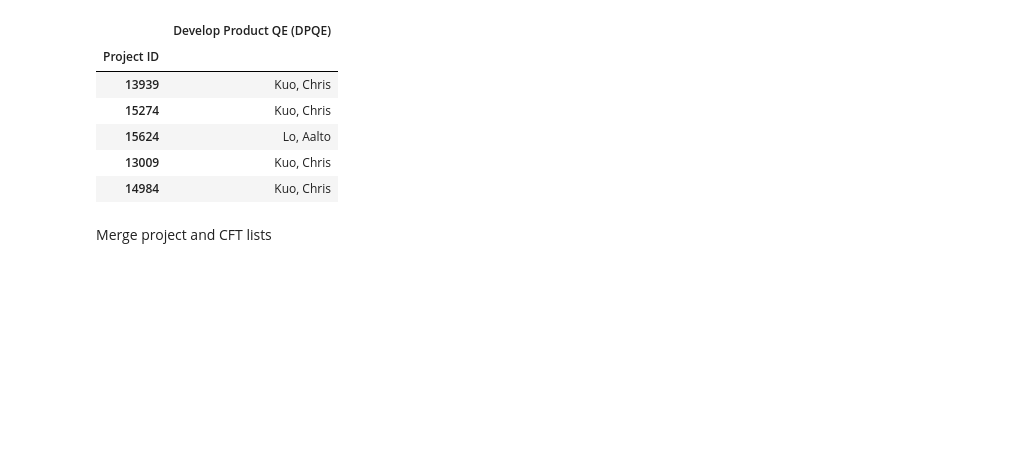
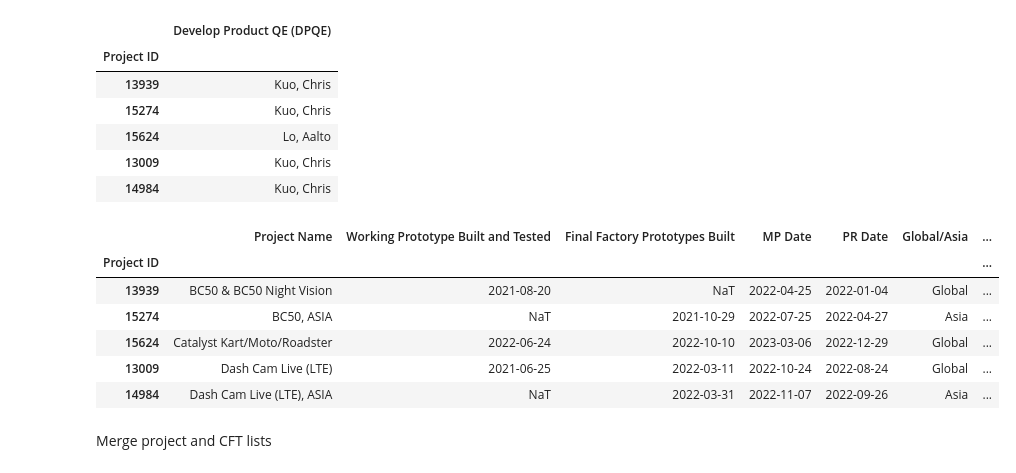
Before and after one commit to CPWRF/Projects, a Jupyter notebook: GMLA loading analysis/PMsystem_PRweb/LoadingAnalysis_PRweb _PMsystem.ipynb, the cells around one changed output. Cells and saved outputs as stored; diff of their text form; code cells hidden in the pictures; blank space fills up the shorter version.

```diff
--- a/GMLA loading analysis/PMsystem_PRweb/LoadingAnalysis_PRweb _PMsystem.ipynb
+++ b/GMLA loading analysis/PMsystem_PRweb/LoadingAnalysis_PRweb _PMsystem.ipynb
@@ -31,6 +31,16 @@ pmsystem_cft.head()
 | 14984 | Kuo, Chris |
 # %%
 pmsystem_project = pmsystem_project[(pmsystem_project['PDP/Form107'] == 'PDP')]
+# %%
+pmsystem_project.head()
+# %% [output]
+|  | Project Name | Working Prototype Built and Tested | Final Factory Prototypes Built | MP Date | PR Date | Global/Asia | ... |
+| Project ID |  |  |  |  |  |  | ... |
+| 13939 | BC50 & BC50 Night Vision | 2021-08-20 | NaT | 2022-04-25 | 2022-01-04 | Global | ... |
+| 15274 | BC50, ASIA | NaT | 2021-10-29 | 2022-07-25 | 2022-04-27 | Asia | ... |
+| 15624 | Catalyst Kart/Moto/Roadster | 2022-06-24 | 2022-10-10 | 2023-03-06 | 2022-12-29 | Global | ... |
+| 13009 | Dash Cam Live (LTE) | 2021-06-25 | 2022-03-11 | 2022-10-24 | 2022-08-24 | Global | ... |
+| 14984 | Dash Cam Live (LTE), ASIA | NaT | 2022-03-31 | 2022-11-07 | 2022-09-26 | Asia | ... |
 # %% [markdown]
 Merge project and CFT lists
 # %%
```
Also changed, not shown: parts of 10 cells of this notebook, 2 other files.
